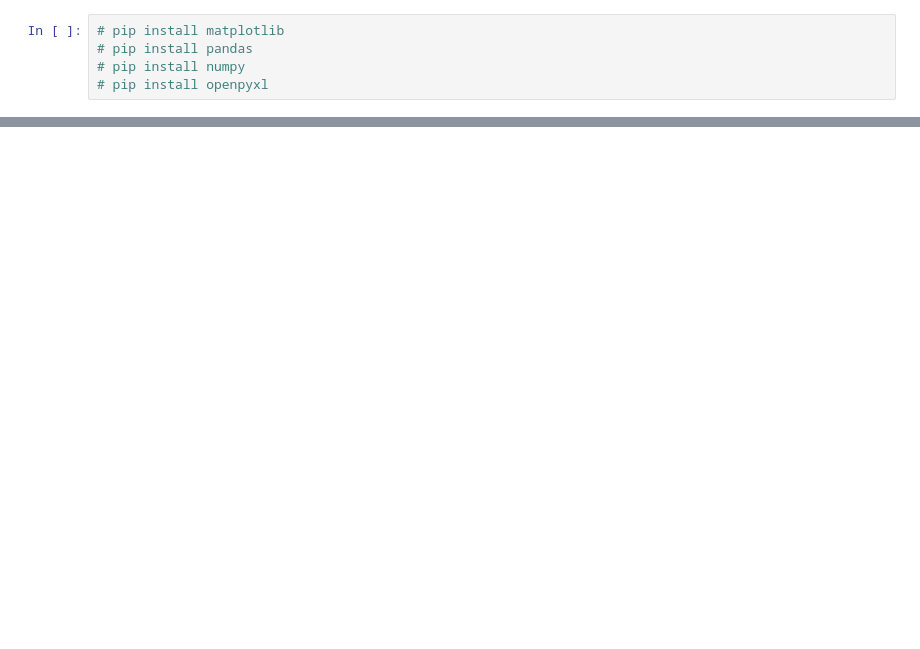
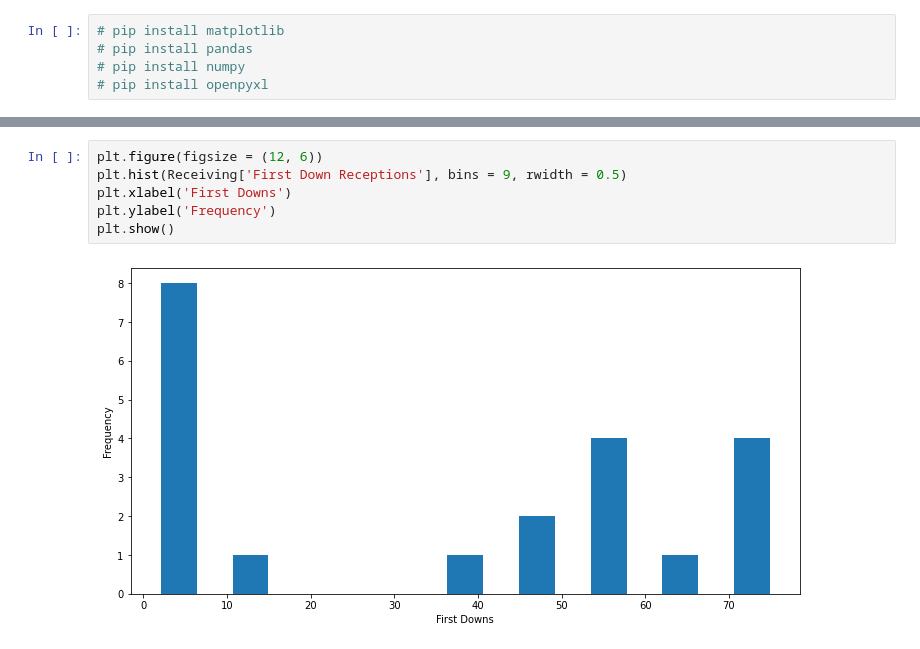
Before and after one commit to demonike84/NFL-Best-Of, a Jupyter notebook: Untitled.ipynb, the cells around one changed output, grey strips where cells are left out. Saved outputs shown, nothing was run; the diff lists cells and outputs as text; blank space fills up the shorter version.

```diff
--- a/Untitled.ipynb
+++ b/Untitled.ipynb
@@ -14,0 +72,8 @@ ValueError: Excel file format cannot be determined, you must specify an engine m
+# %%
+plt.figure(figsize = (12, 6))
+plt.hist(Receiving['First Down Receptions'], bins = 9, rwidth = 0.5)
+plt.xlabel('First Downs')
+plt.ylabel('Frequency')
+plt.show()
+# %% [output]
+[figure, added]
```
Also changed, not shown: parts of 7 cells of this notebook, 2 other files.
